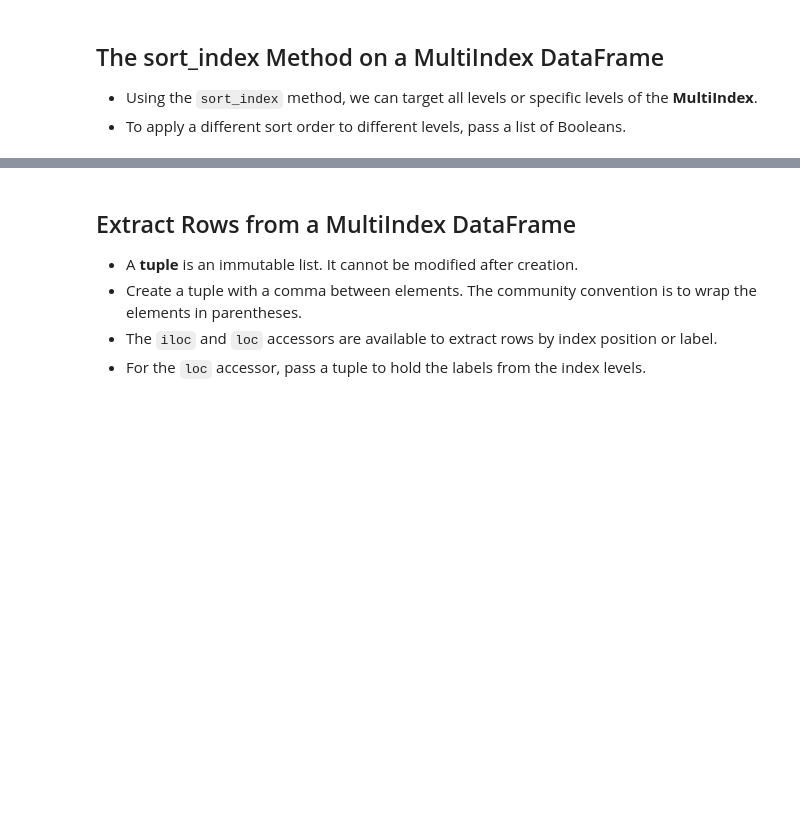
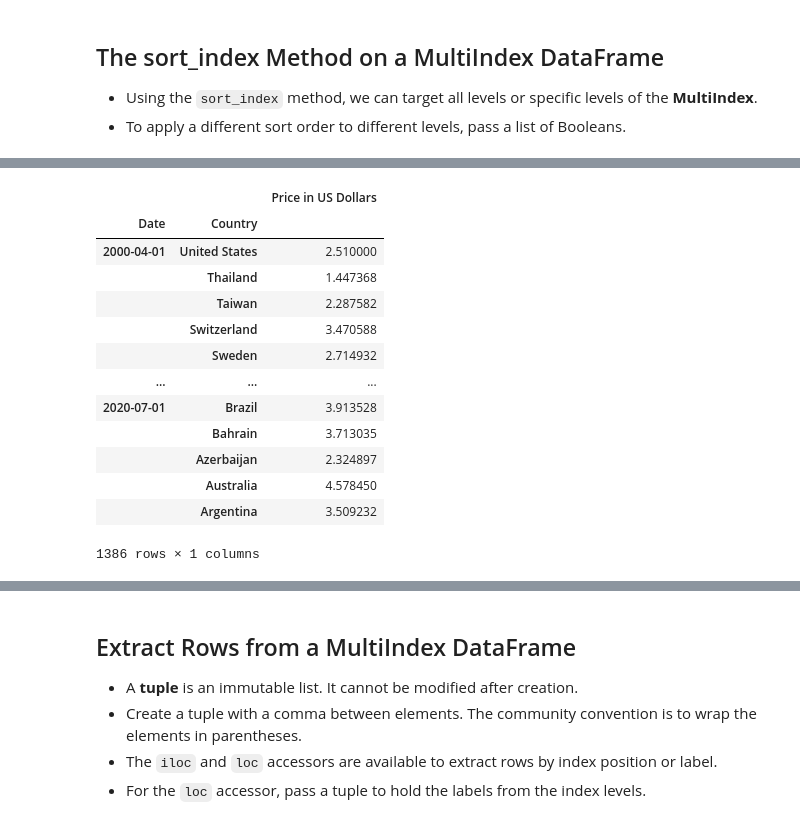
Before and after one commit to kon-mat/DataAnalysis, a Jupyter notebook: Python/Udemy/DataAnalysisWithPandasAndPython/Complete/08 - MultiIndex.ipynb, the cells around one changed output, grey strips where cells are left out. Cells and saved outputs as stored; diff of their text form; code cells hidden in the pictures; blank space fills up the shorter version.

```diff
--- a/Python/Udemy/DataAnalysisWithPandasAndPython/Complete/08 - MultiIndex.ipynb
+++ b/Python/Udemy/DataAnalysisWithPandasAndPython/Complete/08 - MultiIndex.ipynb
@@ -324,0 +371,18 @@ bigmac.head()
+# %%
+# możemy definiować warunek ascending dla poszczególnych kolumn
+bigmac.sort_index(ascending=[True, False])
+# %% [output]
+|  |  | Price in US Dollars |
+| Date | Country |  |
+| 2000-04-01 | United States | 2.510000 |
+|  | Thailand | 1.447368 |
+|  | Taiwan | 2.287582 |
+|  | Switzerland | 3.470588 |
+|  | Sweden | 2.714932 |
+| ... | ... | ... |
+| 2020-07-01 | Brazil | 3.913528 |
+|  | Bahrain | 3.713035 |
+|  | Azerbaijan | 2.324897 |
+|  | Australia | 4.578450 |
+|  | Argentina | 3.509232 |
+1386 rows × 1 columns
```
Also changed, not shown: parts of 4 cells of this notebook.
